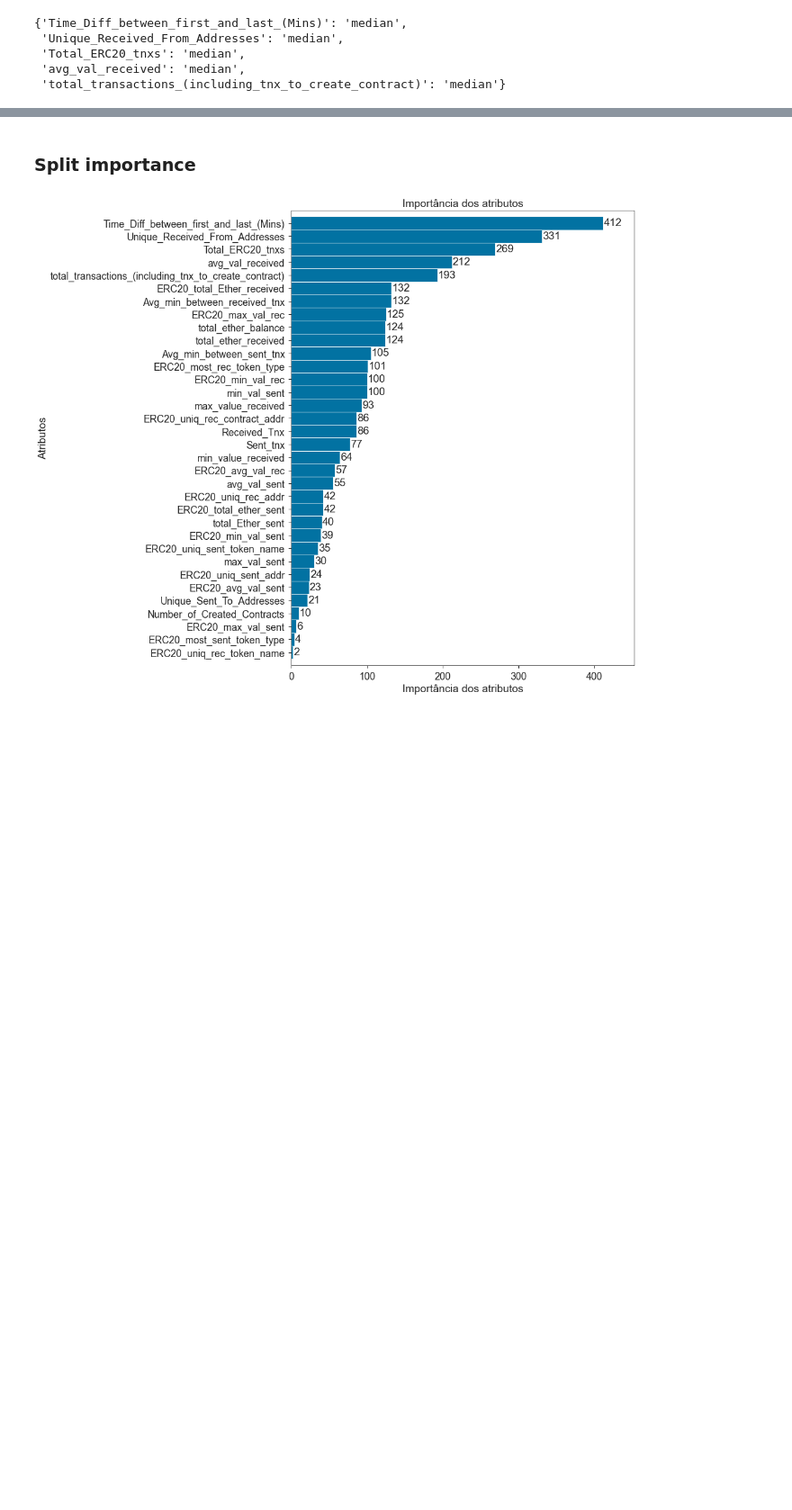
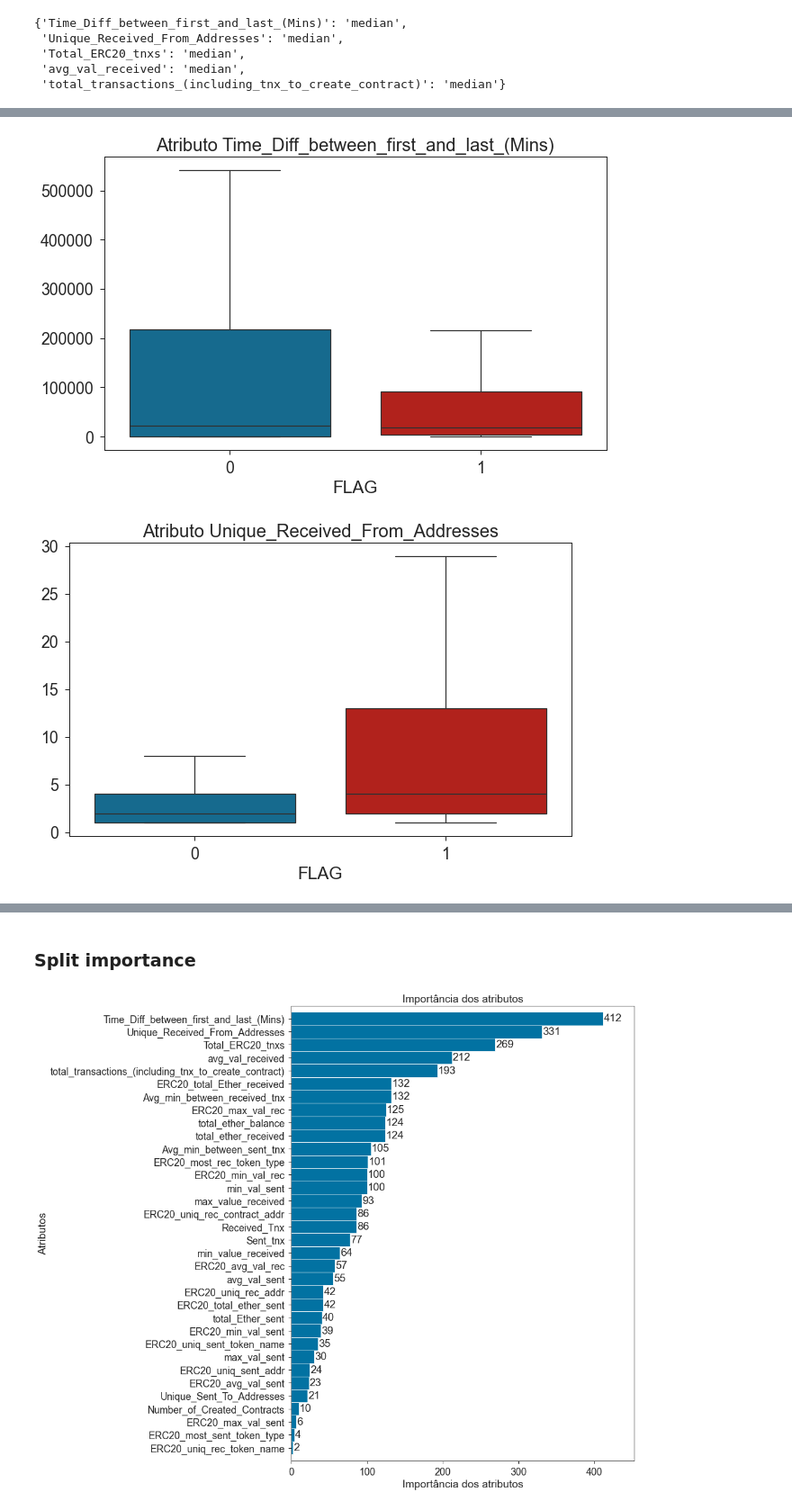
Before and after one commit to guyrux/ethereum_laundering, a Jupyter notebook: notebooks/03-ethereum_modeling_v2-suto.ipynb, the cells around one changed output, grey strips where cells are left out. Shown at 90% size. Saved outputs shown, nothing was run; the diff lists cells and outputs as text; code cells hidden in the pictures; blank space fills up the shorter version.

```diff
--- a/notebooks/03-ethereum_modeling_v2-suto.ipynb
+++ b/notebooks/03-ethereum_modeling_v2-suto.ipynb
@@ -784,0 +794,20 @@ for column in lst_most_important_features:
+# %%
+for column in lst_most_important_features:
+    max_lim = np.percentile(df_important_features[column], 97.5)
+    min_lim = np.percentile(df_important_features[column], 2.5)
+
+    plt.figure(figsize=(10, 6))
+    # plt.ylim(-100, 550000)
+
+    ax = sns.boxplot(data=df_important_features.loc[
+        (df_important_features[column] < max_lim) &
+        (df_important_features[column] > min_lim)
+    ], x='FLAG', y=column, palette=['b', 'r'], showfliers = False)
+    ax.set_title(f"Atributo {column}", fontsize=20)
+    ax.set_ylabel(None)
+
+
+    plt.show();
+# %% [output]
+[figure, added]
+[figure, added]
```
Also changed, not shown: parts of 10 cells of this notebook, 1 other file.
